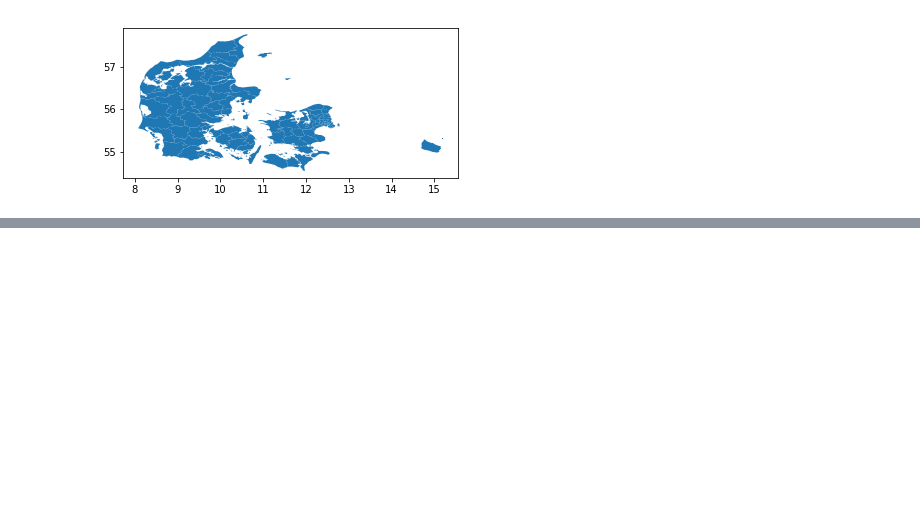
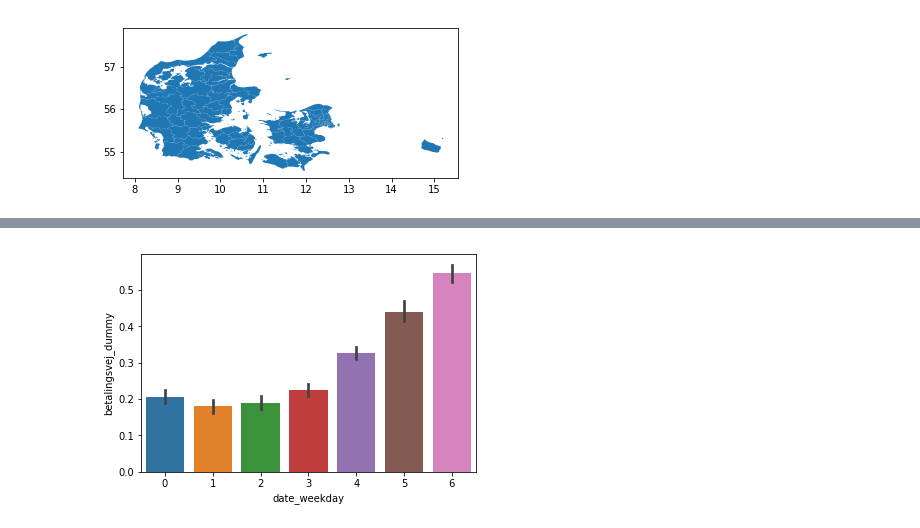
Before and after one commit to VictoriaHundevad/Social-Data-Science-Group-8, a Jupyter notebook: Plot code.ipynb, the cells around one changed output, grey strips where cells are left out. Saved outputs shown, nothing was run; the diff lists cells and outputs as text; code cells hidden in the pictures; blank space fills up the shorter version.

```diff
--- a/Plot code.ipynb
+++ b/Plot code.ipynb
@@ -111,2 +112,7 @@ leg = ax.get_legend()
 # %%
 #ide til videre geoplot: beting på antal indbyggere i kommunerne - se hvem der har bedst mulighed for at bruge Gomore
+# %%
+#barplot af ugedag ift. betalingsvej
+f = sns.barplot(x='date_weekday', y='betalingsvej_dummy', data=df)
+# %% [output]
+[figure, added]
```
Also changed, not shown: parts of 5 cells of this notebook.
